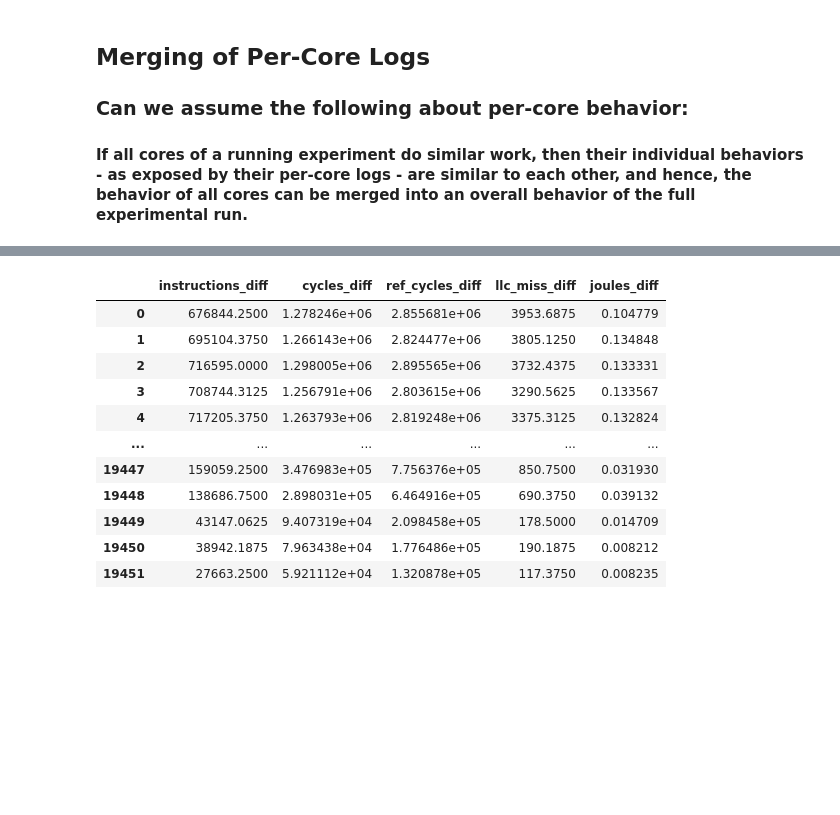
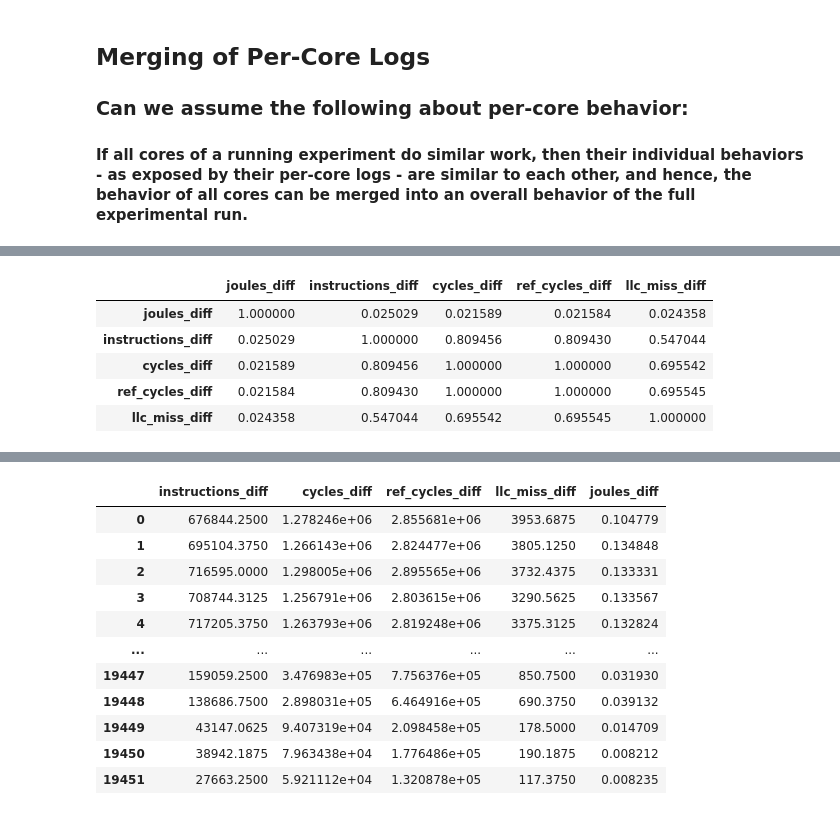
Before and after one commit to awadyn/network_exec_energy_study, a Jupyter notebook: full_logs/Merging of Millisecond-level and Microsecond-level Per-Core Logs.ipynb, the cells around one changed output, grey strips where cells are left out. Cells and saved outputs as stored; diff of their text form; code cells hidden in the pictures; blank space fills up the shorter version.

```diff
--- a/full_logs/Merging of Millisecond-level and Microsecond-level Per-Core Logs.ipynb
+++ b/full_logs/Merging of Millisecond-level and Microsecond-level Per-Core Logs.ipynb
@@ -223,0 +309,9 @@ counters_full_df
+# %%
+corr_dict['1']
+# %% [output]
+|  | joules_diff | instructions_diff | cycles_diff | ref_cycles_diff | llc_miss_diff |
+| joules_diff | 1.000000 | 0.025029 | 0.021589 | 0.021584 | 0.024358 |
+| instructions_diff | 0.025029 | 1.000000 | 0.809456 | 0.809430 | 0.547044 |
+| cycles_diff | 0.021589 | 0.809456 | 1.000000 | 1.000000 | 0.695542 |
+| ref_cycles_diff | 0.021584 | 0.809430 | 1.000000 | 1.000000 | 0.695545 |
+| llc_miss_diff | 0.024358 | 0.547044 | 0.695542 | 0.695545 | 1.000000 |
```
Also changed, not shown: parts of 28 cells of this notebook, 2 other files.
